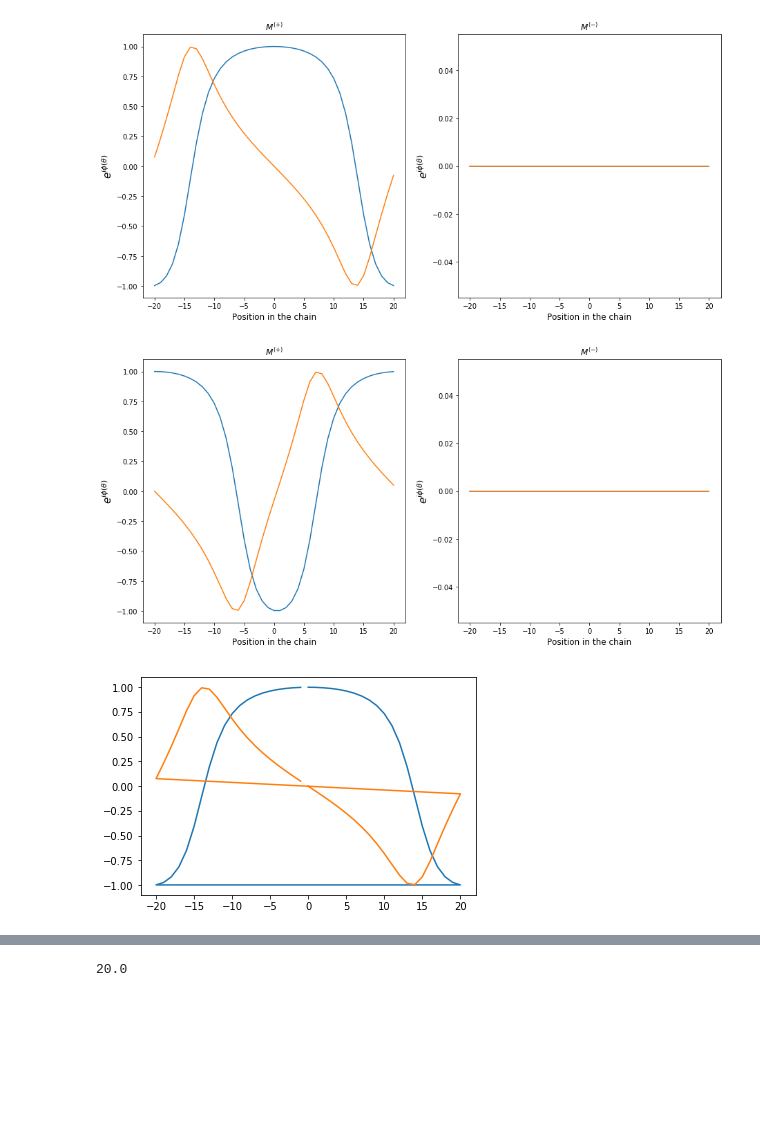
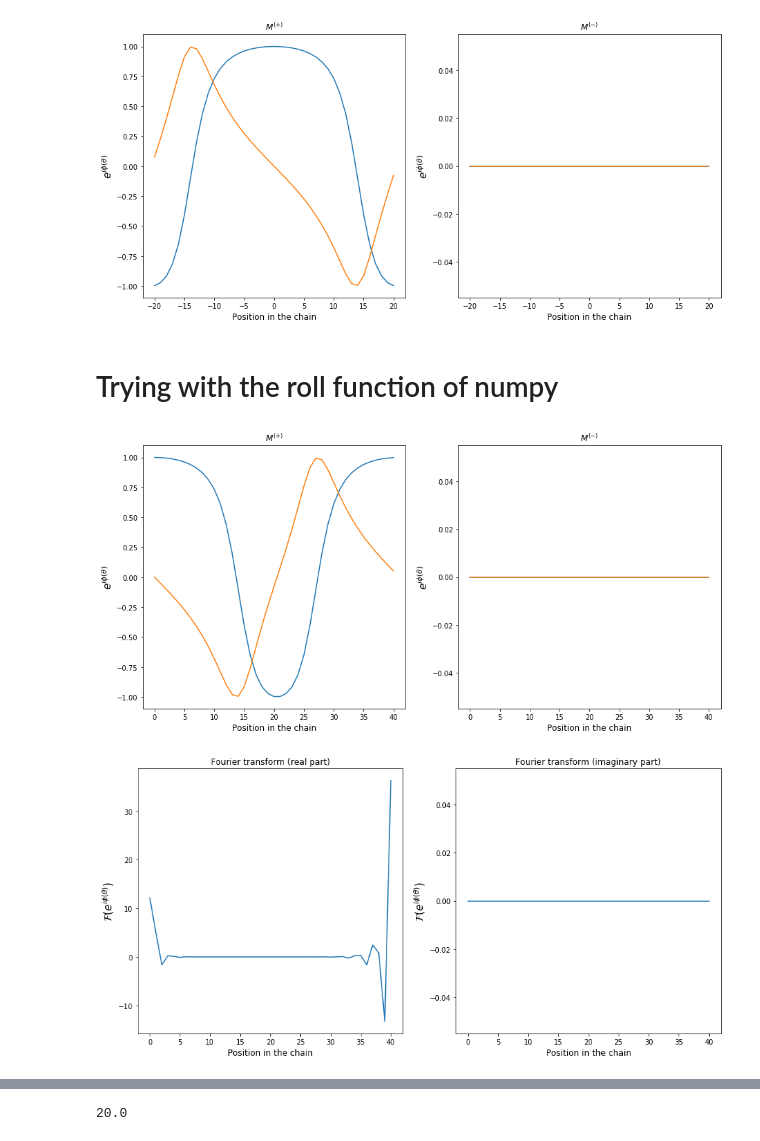
Before and after one commit to jamontanac/Tesis_Master, a Jupyter notebook: XY_model/Fourier_diagonalization/Intento_02_09_19.ipynb, the cells around one changed output, grey strips where cells are left out. Drawn from its saved outputs; the diff is of its cells as text; code cells hidden in the pictures; blank space fills up the shorter version.

Commit message:
Modificaciones en las tranformadas de fourier, se intentó revisar la parte de de una implementación con numpy y con scipy del modulo fftpack, ambas arrojan el mismo resultado

```diff
--- a/XY_model/Fourier_diagonalization/Intento_02_09_19.ipynb
+++ b/XY_model/Fourier_diagonalization/Intento_02_09_19.ipynb
@@ -162,25 +174,41 @@ Mplusband_new=np.roll(Mplusband,-(N_size-1)//2)
+# %% [markdown]
+# Trying with the roll function of numpy
 # %%
-x=np.arange(-(N_size-1)/2,(N_size-1)/2+1)
+Mminousband_new=np.roll(Mminousband,-(N_size-1)//2)
+Mplusband_new=np.roll(Mplusband,-(N_size-1)//2)
+x=np.arange(N_size)
 plt.figure(figsize=(15,7))
 plt.subplot(1,2,1)
 plt.plot(x,Mplusband_new.real,label="real part")
 plt.plot(x,Mplusband_new.imag,label="imaginary part")
 plt.title(r"$M^{(+)}$")
+plt.legend()
 plt.xlabel("Position in the chain",fontsize=12)
 plt.ylabel(r"$e^{i\phi(\theta)}$",fontsize=15)
 plt.subplot(1,2,2)
 plt.plot(x,(Mminousband_new).real,label="real part")
 plt.plot(x,(Mminousband_new).imag,label="imaginary part")
 plt.title(r"$M^{(-)}$")
 plt.xlabel("Position in the chain",fontsize=12)
 plt.ylabel(r"$e^{i\phi(\theta)}$",fontsize=15)
+plt.legend()
 plt.show()
 # %% [output]
-[figure, old version]
+[figure, new version]
-# %%
-from scipy.fftpack import fft, ifft,ifftshift,fftshift
-plt.plot(ifftshift(x),(Mplusband_new).real)
-plt.plot(ifftshift(x),(Mplusband_new).imag)
-plt.show()
-# %% [output]
-[figure, removed]
+# %%
+Fourier_transform=fft(Mplusband_new)
+x=np.arange(N_size)
+plt.figure(figsize=(15,7))
+plt.subplot(1,2,1)
+plt.plot(x,Fourier_transform.real,label="real part")
+plt.title(r"Fourier transform (real part)")
+plt.xlabel("Position in the chain",fontsize=12)
+plt.ylabel(r"$\mathcal{F} (e^{i\phi(\theta)})$",fontsize=15)
+plt.subplot(1,2,2)
+plt.plot(x,Fourier_transform.imag,label="imaginary part")
+plt.xlabel("Position in the chain",fontsize=12)
+plt.ylabel(r"$\mathcal{F} (e^{i\phi(\theta)})$",fontsize=15)
+plt.title(r"Fourier transform (imaginary part)")
+plt.show()
+# %% [output]
+[figure, added]
```
Also changed, not shown: parts of 15 cells of this notebook.
